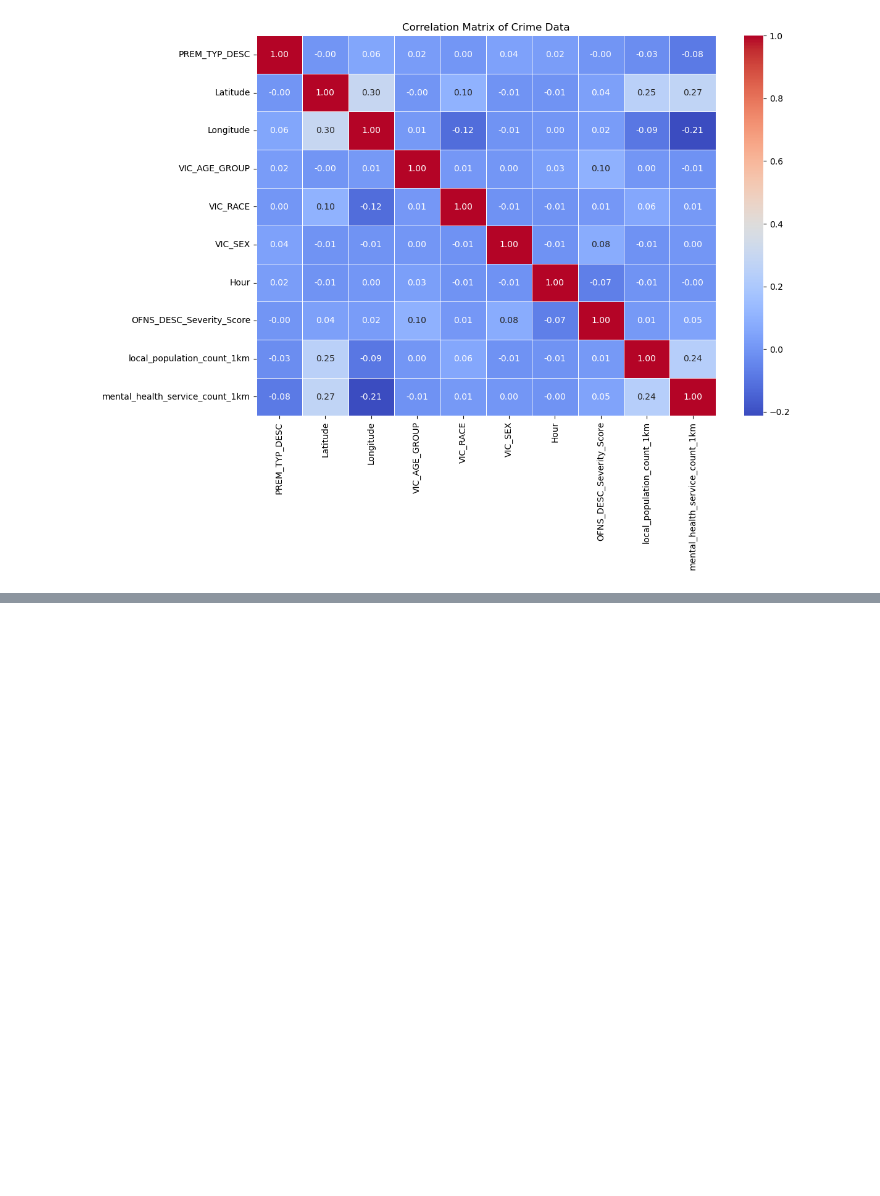
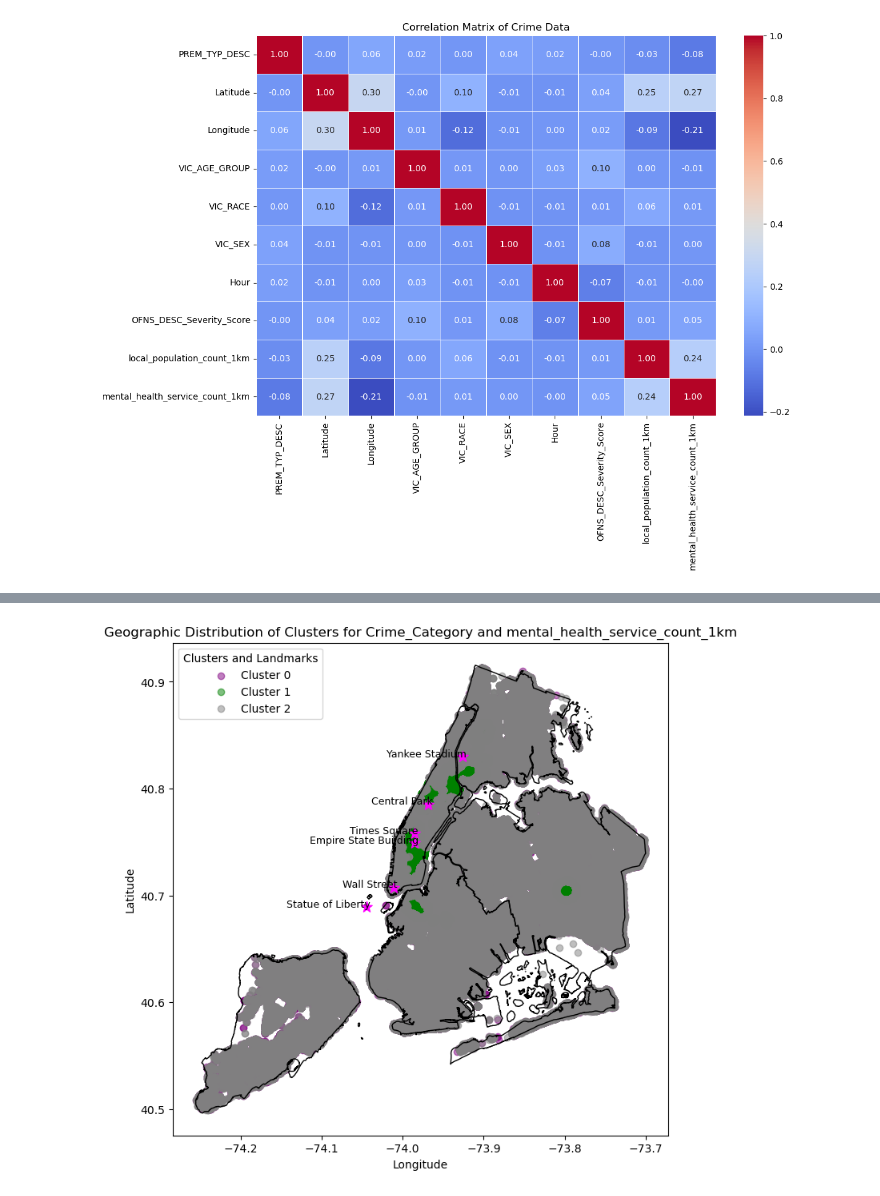
Before and after one commit to rudedoc/data-analytics, a Jupyter notebook: scripts/7 - NYPD Complaints Data Exploration.ipynb, the cells around one changed output, grey strips where cells are left out. Saved outputs shown, nothing was run; the diff lists cells and outputs as text; code cells hidden in the pictures; blank space fills up the shorter version.

```diff
--- a/scripts/7 - NYPD Complaints Data Exploration.ipynb
+++ b/scripts/7 - NYPD Complaints Data Exploration.ipynb
@@ -221,4 +217,50 @@ plt.show()
 # %%
-df.head()
+# it appears that the most significant drop in inertia occurs as the number of clusters increases from 2 to 3.
+# After three clusters, the decrease in inertia becomes more gradual. This suggests that 3 clusters might
+# indeed be a good choice for this particular dataset and the features you have selected
+# ('Crime_Category' and 'mental_health_service_count_1km').
+
+kmeans = KMeans(n_clusters=3, random_state=0)
+cluster_labels = kmeans.fit_predict(df_processed)
+df['Cluster'] = cluster_labels
 # %%
-df.shape
+import geopandas as gpd
+import matplotlib.pyplot as plt
+import pandas as pd
+
+# Load the shapefile containing the borough boundaries
+boroughs = gpd.read_file('../mappings/boundaries/boundaries.shp')
+# Ensure the coordinate reference system (CRS) matches between your shapefile and your data
+boroughs = boroughs.to_crs(epsg=4326)  # EPSG:4326 is commonly used for lat/lon data
+
+# Load landmarks data from CSV file
+landmarks_df = pd.read_csv('../mappings/nyc_landmarks.csv')
+
+# Your DataFrame 'df' should have 'Latitude', 'Longitude', and 'Cluster' columns
+# Here we manually specify colors for each cluster
+cluster_colors = {0: 'purple', 1: 'green', 2: 'grey'}
+
+# Create the scatter plot for each cluster with distinct colors
+plt.figure(figsize=(12, 8))
+for cluster, color in cluster_colors.items():
+    # Select the data for the current cluster
+    subset = df[df['Cluster'] == cluster]
+    plt.scatter(subset['Longitude'], subset['Latitude'], color=color, label=f'Cluster {cluster}', alpha=0.5)
+
+# Plot the borough boundaries
+boroughs.plot(ax=plt.gca(), edgecolor='black', facecolor='none', linewidth=1)
+
+# Plot each landmark with a distinct marker
+for index, row in landmarks_df.iterrows():
+    plt.scatter(row['Longitude'], row['Latitude'], color='magenta', s=100, marker='*')  # Landmarks in magenta
+    plt.text(row['Longitude'] + 0.005, row['Latitude'], row['Place'], fontsize=9, ha='right')
+
+# Adding titles and labels
+plt.title('Geographic Distribution of Clusters for Crime_Category and mental_health_service_count_1km')
+plt.xlabel('Longitude')
+plt.ylabel('Latitude')
+plt.legend(loc='upper left', title='Clusters and Landmarks')
+
+plt.show()
+# %% [output]
+[figure, added]
```
Also changed, not shown: parts of 9 cells of this notebook, 1 other file.
